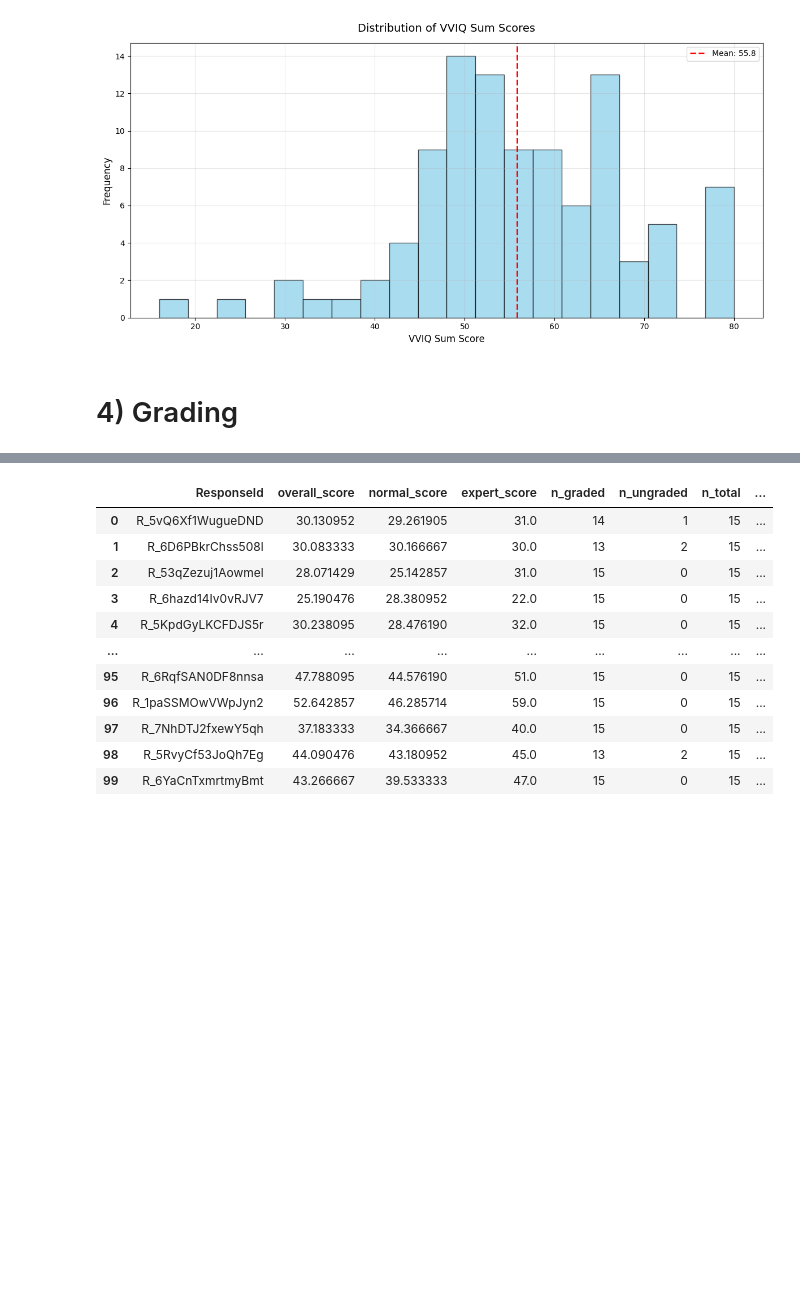
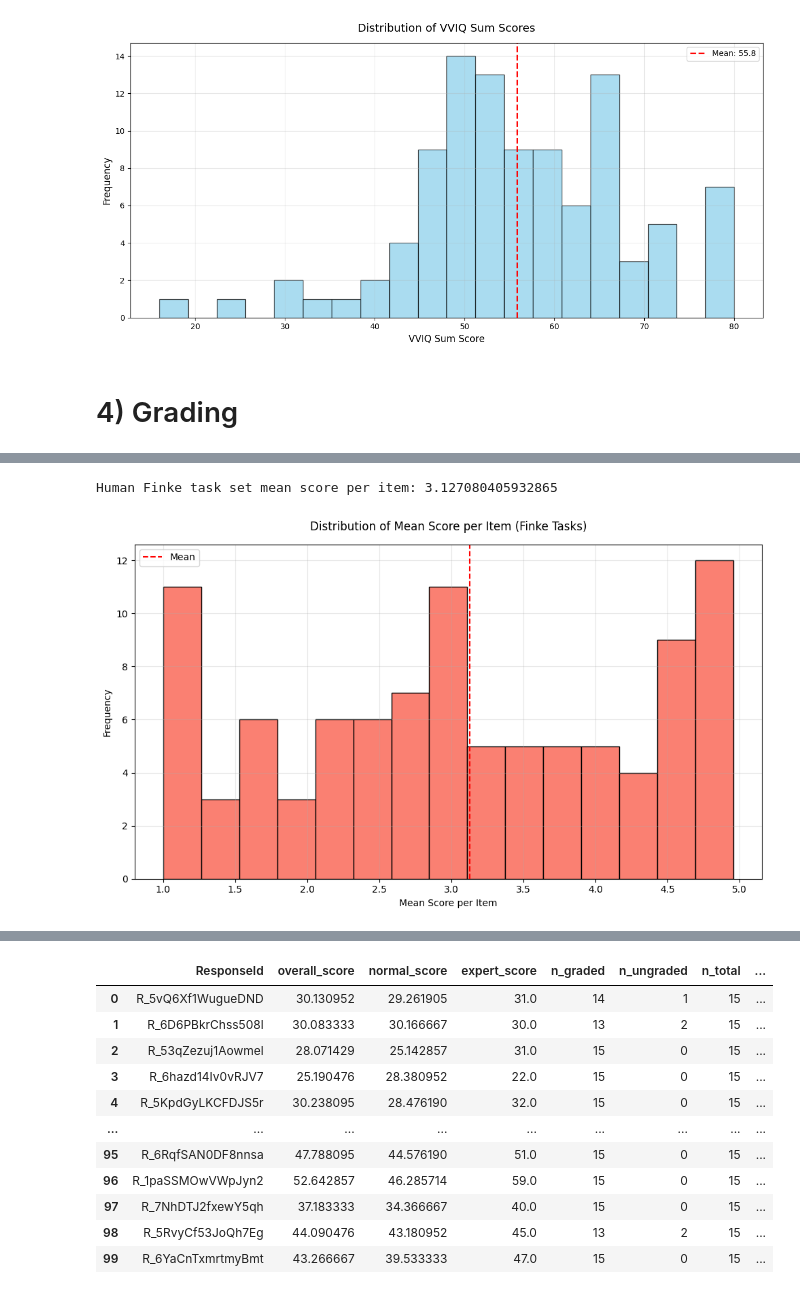
Before and after one commit to morgannmccarty/phantasia_data_analysis, a Jupyter notebook: data_analysis.ipynb, the cells around one changed output, grey strips where cells are left out. Drawn from its saved outputs; the diff is of its cells as text; code cells hidden in the pictures; blank space fills up the shorter version.

Commit message:
Updated ouput to include novel vs finke csvs

```diff
--- a/data_analysis.ipynb
+++ b/data_analysis.ipynb
@@ -574,7 +597,7 @@ def norm_text(s: str) -> str:
     return re.sub(r"\s+", " ", s)
 
 
-def parse_block(col_name: str):
+def parse_block(col_name: str, block_list: list):
     """
     Extract leading block number from a header.
       '01' -> 1
@@ -587,14 +610,14 @@ def parse_block(col_name: str):
     if not m:
         return None
     bnum = int(m.group(1))
-    return bnum if 1 <= bnum <= 60 else None
+    return bnum if bnum in block_list else None
 # %%
-def sort_blocks(df):
+def sort_blocks(df, block_list):
     block_cols = []
     for i, col in enumerate(df.columns):
         if col == 'ResponseId' or col == 'Model':
             continue
-        bnum = parse_block(col)
+        bnum = parse_block(col, block_list)
         if bnum is not None:
             block_cols.append((col, bnum, i))
     block_cols.sort(key=lambda t: t[2])  # preserve file order
@@ -619,9 +642,9 @@ def build_lookup(df):
     return {(int(b), l): [float(m), float(e), float(a), float(mc1), float(mc2), float(mc3), float(mc4), float(mc5), float(mc6), float(mc7), float(ec1)]
             for b, l, m, e, a, mc1, mc2, mc3, mc4, mc5, mc6, mc7, ec1 in new_df.itertuples(index=False, name=None)}
 # %%
-def grade(responses_df, means_df, key_col) -> (pd.DataFrame, pd.DataFrame, pd.DataFrame):
+def grade(responses_df, means_df, key_col, block_list = ALL_BLOCKS) -> (pd.DataFrame, pd.DataFrame, pd.DataFrame):
     usable_means = build_lookup(means_df)
-    block_cols = sort_blocks(responses_df)
+    block_cols = sort_blocks(responses_df, block_list)
     result_list = []
     full_results = []
     ungraded_results = []
@@ -675,9 +698,11 @@ def grade(responses_df, means_df, key_col) -> (pd.DataFrame, pd.DataFrame, pd.Da
                      "expert_1": mean_with_components[10],
                      #"expert_2": mean_with_components[11],
                      })
-
-        result_list.append({key_col: key_val, "overall_score": average_total, "normal_score": normal_total, "expert_score": expert_total, "n_graded": n_graded, "n_ungraded": n_ungraded,
+        if n_total != 0:
+            result_list.append({key_col: key_val, "overall_score": average_total, "normal_score": normal_total, "expert_score": expert_total, "n_graded": n_graded, "n_ungraded": n_ungraded,
                             "n_total": n_total, "mean_score_per_item": average_total / n_total})
     return pd.DataFrame(result_list), pd.DataFrame(full_results), pd.DataFrame(ungraded_results)
 # %%
 h_graded_results, h_full_results, h_ungraded_results = grade(human_data, means_with_canon, "ResponseId")
+h_graded_results_finke, _, _ = grade(human_data, means_with_canon, "ResponseId", FINKE_BLOCKS)
+h_graded_results_novel, _, _ = grade(human_data, means_with_canon, "ResponseId", NOVEL_BLOCKS)
@@ -683,0 +725,19 @@ h_graded_results, h_full_results, h_ungraded_results = grade(human_data, means_w
+# %%
+h_finke_mean = h_graded_results_finke["overall_score"].sum() / h_graded_results_finke["n_total"].sum()
+print("Human Finke task set mean score per item:", h_finke_mean)
+
+fig, ax = plt.subplots(figsize=(10, 6))
+ax.hist(h_graded_results_finke['mean_score_per_item'], bins=15,
+        color='salmon', edgecolor='black')
+ax.axvline(h_finke_mean,
+           color='red', linestyle='--', label='Mean')
+ax.set_title('Human Distribution of Mean Score per Item (Finke Tasks)', pad=15, fontsize=12)
+ax.set_xlabel('Mean Score per Item', fontsize=10)
+ax.set_ylabel('Frequency', fontsize=10)
+ax.legend()
+ax.grid(True, alpha=0.3)
+plt.tight_layout()
+plt.show()
+# %% [output]
+Human Finke task set mean score per item: 3.127080405932865
+[figure, added]
```
Also changed, not shown: parts of 23 cells of this notebook, 4 other files.
